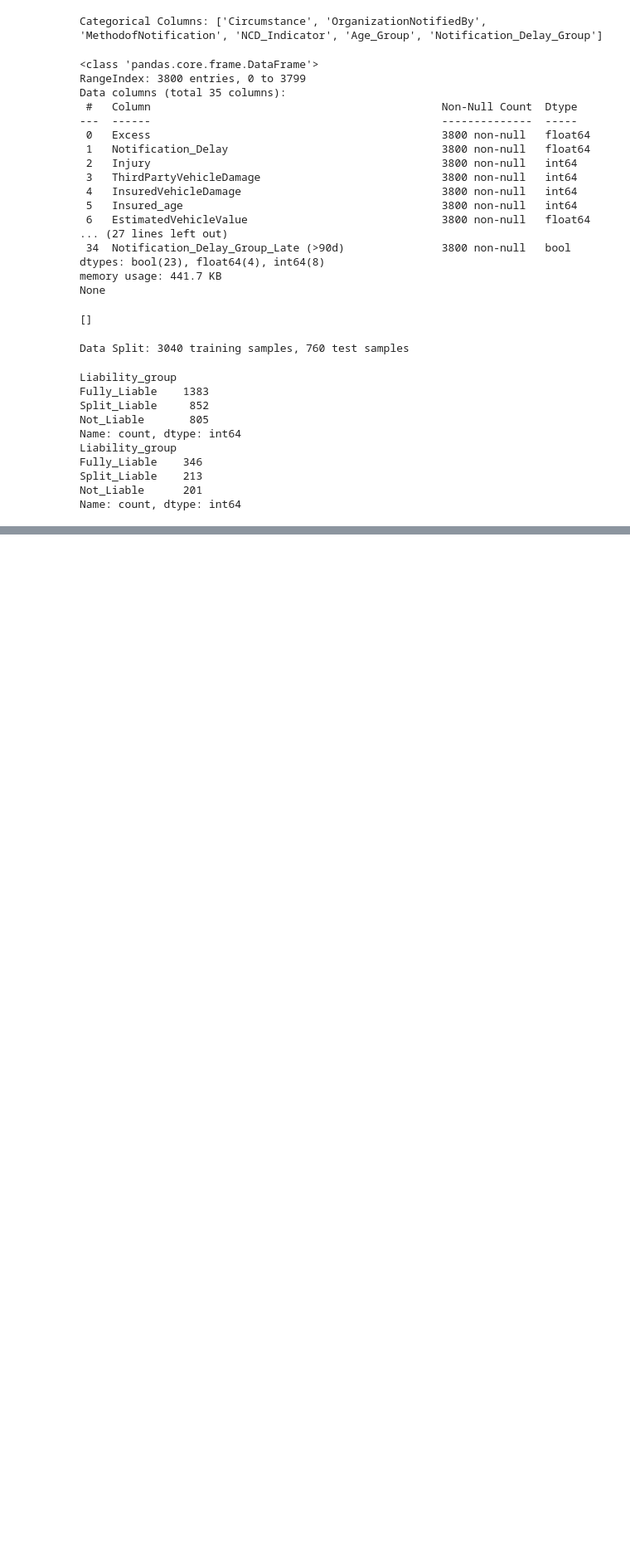
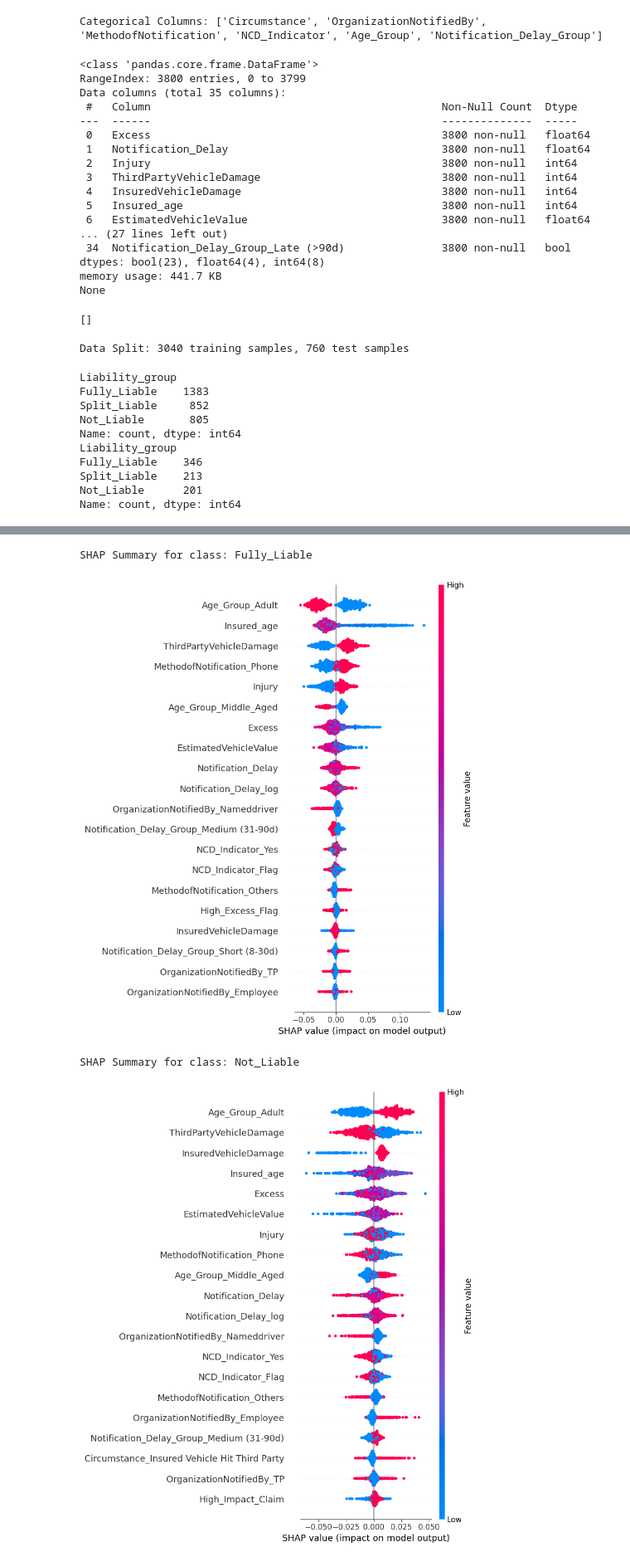
Before and after one commit to Nandana-Ajoy/Claims, a Jupyter notebook: notebooks/eda.ipynb, the cells around one changed output, grey strips where cells are left out. Shown at 83% size. Saved outputs shown, nothing was run; the diff lists cells and outputs as text; code cells hidden in the pictures; blank space fills up the shorter version.

```diff
--- a/notebooks/eda.ipynb
+++ b/notebooks/eda.ipynb
@@ -572,0 +557,23 @@ weighted avg       0.38      0.41      0.39       760
+# %%
+import shap
+import pandas as pd
+
+X_train_df = pd.DataFrame(X_train_scaled, columns=X_train.columns)
+X_test_df = pd.DataFrame(X_test_scaled, columns=X_train.columns)
+best_rf = grid_rf.best_estimator_
+explainer = shap.Explainer(best_rf, X_train_df)
+
+shap_values = explainer(X_test_df)
+
+for i, class_name in enumerate(best_rf.classes_):
+    print(f"SHAP Summary for class: {class_name}")
+    shap.summary_plot(
+        shap_values.values[:,:,i],
+        X_test_df,
+        feature_names=X_test_df.columns
+    )
+# %% [output]
+SHAP Summary for class: Fully_Liable
+[figure, added]
+SHAP Summary for class: Not_Liable
+[figure, added]
```
Also changed, not shown: parts of 9 cells of this notebook.
